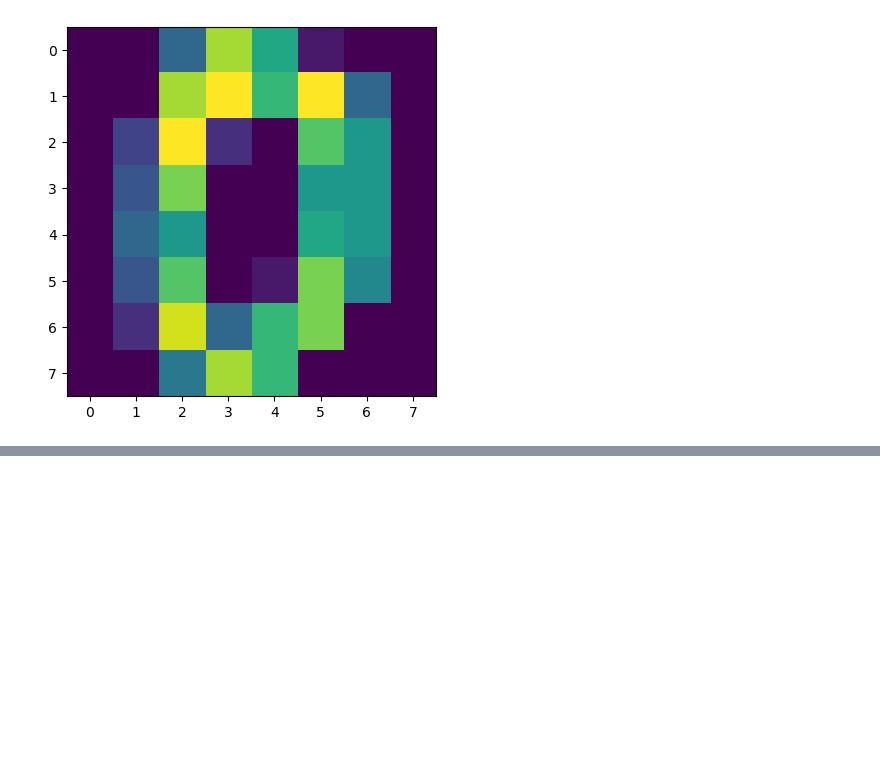
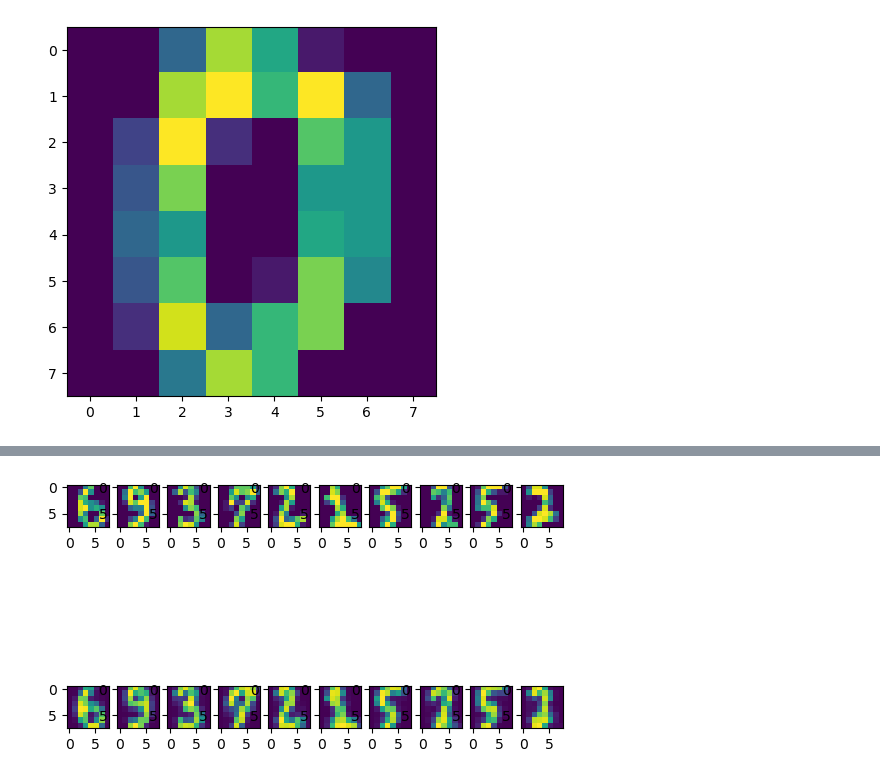
Before and after one commit to cgamcs/data-science-notes, a Jupyter notebook: Dia 7/Autoencoders.ipynb, the cells around one changed output, grey strips where cells are left out. Saved outputs shown, nothing was run; the diff lists cells and outputs as text; code cells hidden in the pictures; blank space fills up the shorter version.

```diff
--- a/Dia 7/Autoencoders.ipynb
+++ b/Dia 7/Autoencoders.ipynb
@@ -101,0 +114,4 @@ decodificado = Dense(64, activation='sigmoid')(codificado)
+# %%
+autoencoder = Model(imagen_entrada, decodificado) # preparacion del modelo
+# %%
+autoencoder.compile(optimizer='adam', loss='binary_crossentropy')
@@ -101,0 +122,2 @@ decodificado = Dense(64, activation='sigmoid')(codificado)
+# %%
+autoencoder.fit(X_entrena, X_entrena, epochs=100, batch_size=256, shuffle=True, validation_data=(X_prueba, X_prueba))
@@ -101,0 +145,7 @@ decodificado = Dense(64, activation='sigmoid')(codificado)
+# %%
+for i in range(10):
+    plt.subplot(2, 10, i+1)
+    plt.imshow(X_prueba[i].reshape(8, 8))
+    plt.subplot(2, 10, i+1+10)
+    plt.imshow(autoencoder.predict(X_prueba)[i].reshape(8, 8))
+# %% [output]
@@ -101,0 +162 @@ decodificado = Dense(64, activation='sigmoid')(codificado)
+[figure, added]
```
Also changed, not shown: parts of 8 cells of this notebook.
